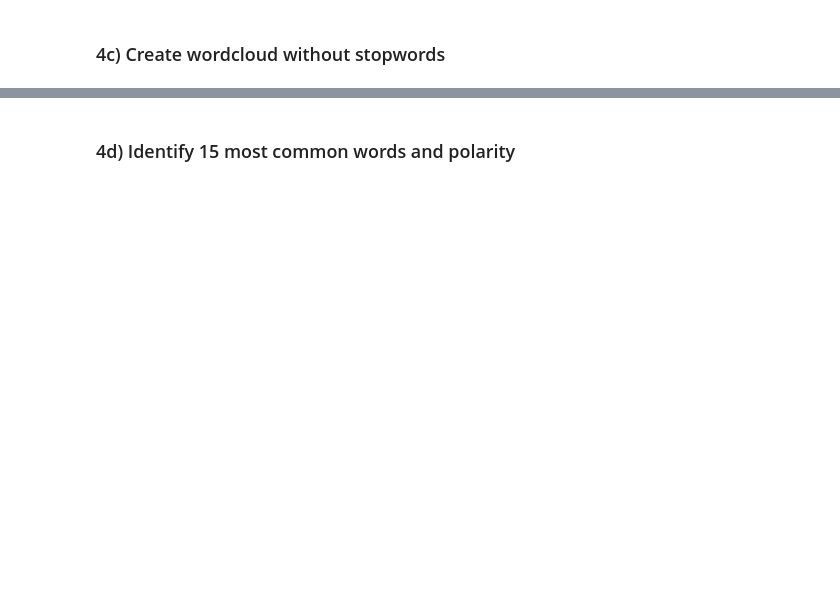
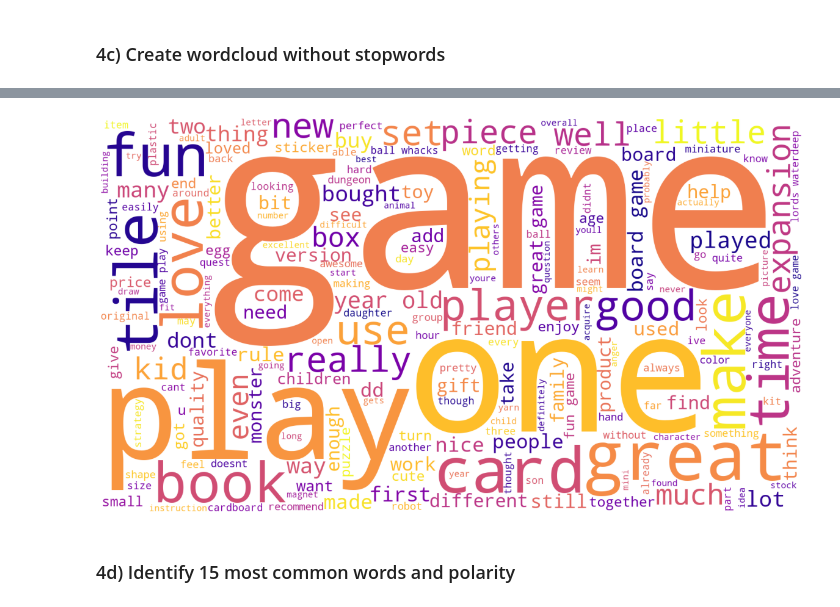
Before and after one commit to feinwc/LSE_DA301_assignment, a Jupyter notebook: Nai-Wen Chung_LSE_DA301_Assignment_EDA.ipynb, the cells around one changed output, grey strips where cells are left out. Saved outputs shown, nothing was run; the diff lists cells and outputs as text; code cells hidden in the pictures; blank space fills up the shorter version.

```diff
--- a/Nai-Wen Chung_LSE_DA301_Assignment_EDA.ipynb
+++ b/Nai-Wen Chung_LSE_DA301_Assignment_EDA.ipynb
@@ -724,3 +999,24 @@ ModuleNotFoundError: No module named 'wordcloud'
+# %%
+# Create a wordcloud without stop words - Summary.
+summary2_string = ''
+for value in tokens_review:
+    # Add each filtered token word to the string.
+    summary2_string = summary2_string + value + ' '
+
+# Create a WordCloud.
+wordcloud_summary2 = WordCloud(width = 1600, height = 900,
+                background_color ='white',
+                colormap='plasma',
+                min_font_size = 10).generate(summary2_string)
+# %%
+# Plot the WordCloud image - Summary.
+plt.figure(figsize = (16, 9), facecolor = None)
+plt.imshow(wordcloud_summary2)
+plt.axis('off')
+plt.tight_layout(pad = 0)
+plt.show()
+# %% [output]
+[figure, added]
 # %% [markdown]
 ### 4d) Identify 15 most common words and polarity
 # %%
```
Also changed, not shown: parts of 42 cells of this notebook.
